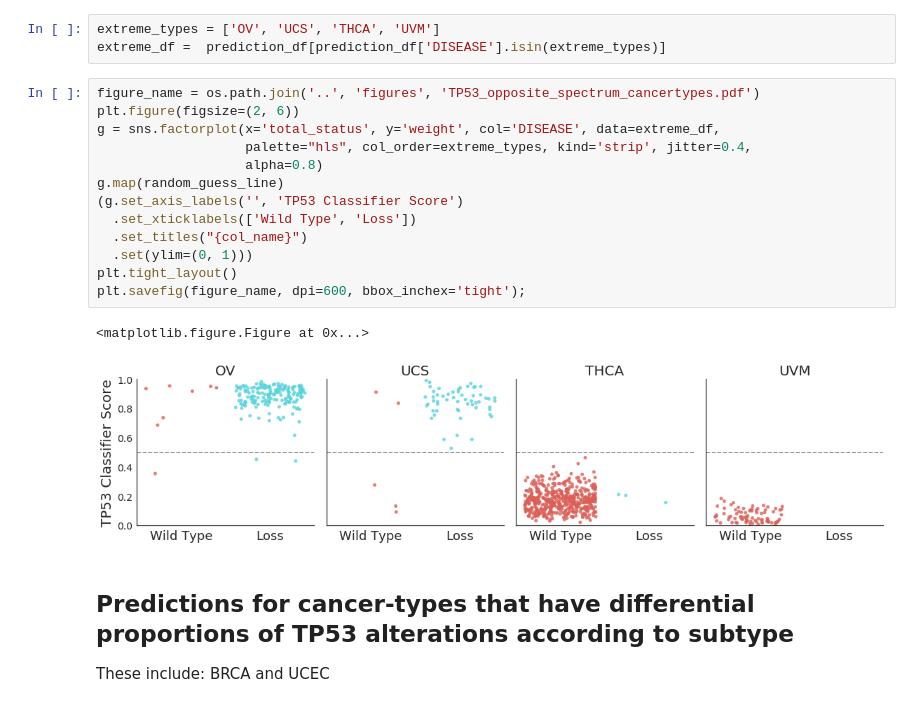
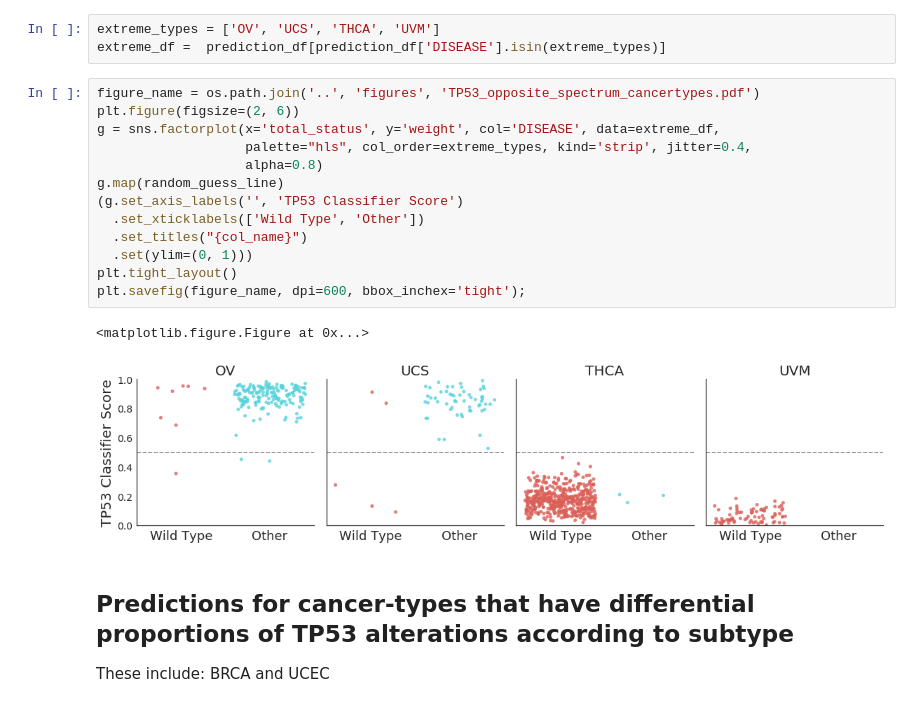
Before and after one commit to greenelab/pancancer, a Jupyter notebook: scripts/tp53_ddr_supplementary_figures.ipynb, the cells around one changed output. Saved outputs shown, nothing was run; the diff lists cells and outputs as text.

Commit message:
Update TP53 Figures (#64)
* update axis label

* update for legend

```diff
--- a/scripts/tp53_ddr_supplementary_figures.ipynb
+++ b/scripts/tp53_ddr_supplementary_figures.ipynb
@@ -52,19 +52,19 @@ extreme_df =  prediction_df[prediction_df['DISEASE'].isin(extreme_types)]
 # %%
 figure_name = os.path.join('..', 'figures', 'TP53_opposite_spectrum_cancertypes.pdf')
 plt.figure(figsize=(2, 6))
 g = sns.factorplot(x='total_status', y='weight', col='DISEASE', data=extreme_df,
                    palette="hls", col_order=extreme_types, kind='strip', jitter=0.4,
                    alpha=0.8)
 g.map(random_guess_line)
 (g.set_axis_labels('', 'TP53 Classifier Score')
-  .set_xticklabels(['Wild Type', 'Loss'])
+  .set_xticklabels(['Wild Type', 'Other'])
   .set_titles("{col_name}")
   .set(ylim=(0, 1)))
 plt.tight_layout()
 plt.savefig(figure_name, dpi=600, bbox_inchex='tight');
 # %% [output]
 <matplotlib.figure.Figure at 0x...>
-[figure, old version]
+[figure, new version]
 # %% [markdown]
 ## Predictions for cancer-types that have differential proportions of TP53 alterations according to subtype
 
```
Also changed, not shown: parts of 2 cells of this notebook, 1 other file.
